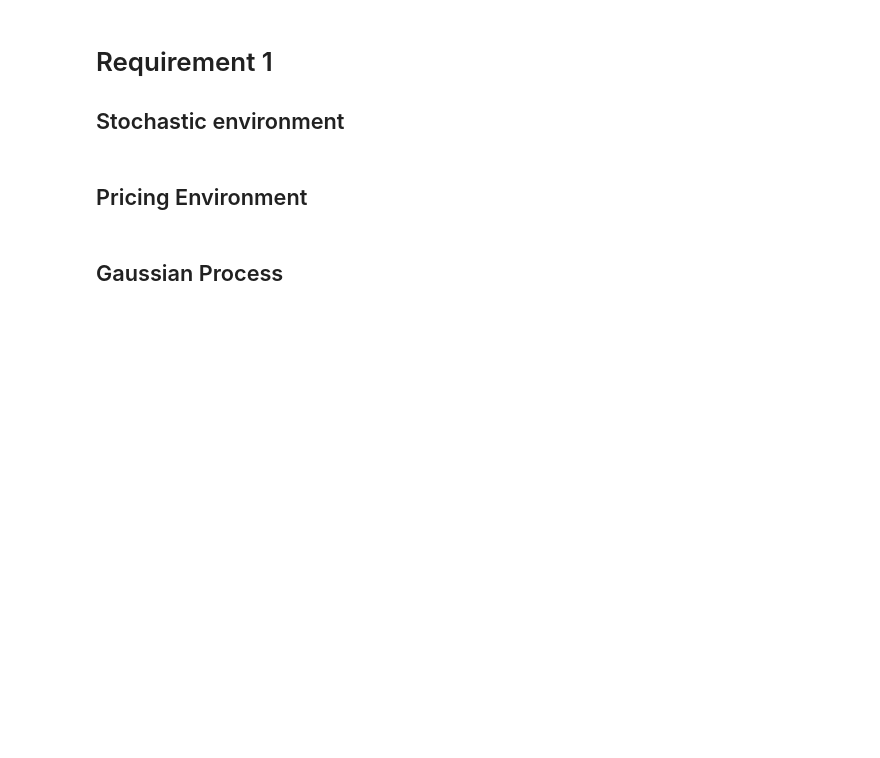
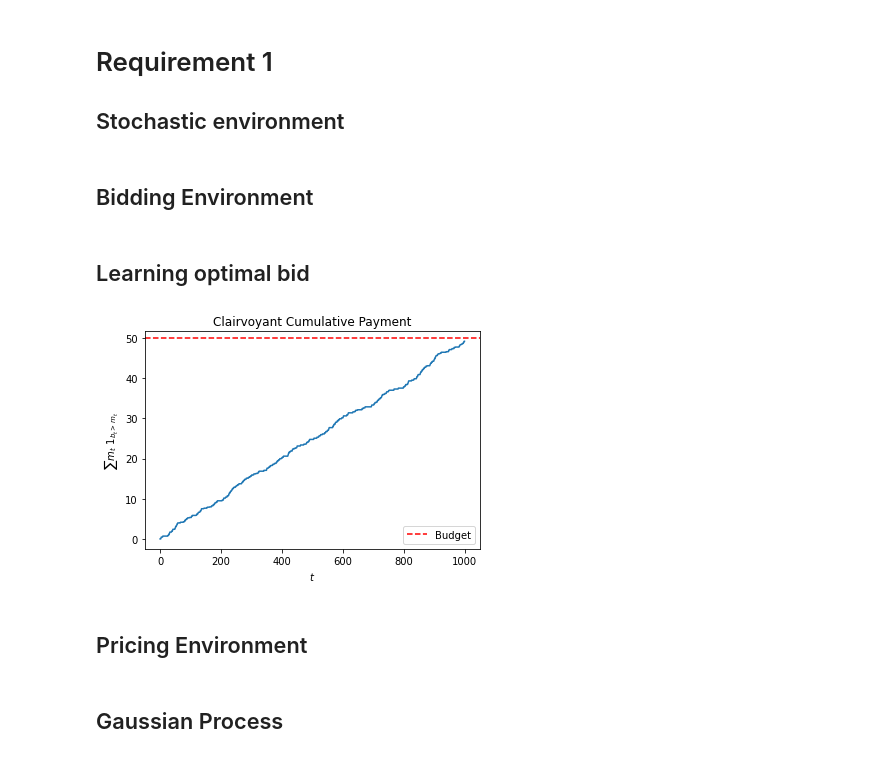
Before and after one commit to mvarenneensta/OLA24, a Jupyter notebook: project.ipynb, the cells around one changed output. Drawn from its saved outputs; the diff is of its cells as text; code cells hidden in the pictures; blank space fills up the shorter version.

Commit message:
added bidding environment

```diff
--- a/project.ipynb
+++ b/project.ipynb
@@ -4,3 +4,5 @@ import matplotlib.pyplot as plt
 # %% [markdown]
 # Requirement 1
 ## Stochastic environment
+# %% [markdown]
+## Bidding Environment
@@ -6,0 +50,2 @@ import matplotlib.pyplot as plt
+# %% [markdown]
+## Learning optimal bid
@@ -7,3 +65,42 @@ import matplotlib.pyplot as plt
+# %%
+### As a re-usable function:
+def get_clairvoyant_truthful(B, my_valuation, m_t, n_users):
+    # the clairvoyant knows the max bid at each round
+    ## I compute my sequence of utilities at every round
+    utility = (my_valuation-m_t)*(my_valuation>=m_t)
+    # recall that operations with ndarray produce ndarray
+
+    ## Now I have to find the sequence of m_t summing up to budget B and having the maximum sum of utility
+    ## In second price auctions, I can find the sequence **greedily**:
+    sorted_round_utility = np.flip(np.argsort(utility)) # sorted rounds, from most profitable to less profitable
+    clairvoyant_utilities = np.zeros(n_users)
+    clairvoyant_bids= np.zeros(n_users)
+    clairvoyant_payments = np.zeros(n_users)
+    c = 0 # total money spent
+    i = 0 # index over the auctions
+    while c <= B-1 and i < n_users:
+        clairvoyant_bids[sorted_round_utility[i]] = 1 # bid 1 in the remaining most profitable auction
+        # recall that since this is a second-price auction what I pay doesn't depend on my bid (but determines if I win)
+        # notice that since the competitors' bids are fixed < 1 the clairvoyant can just bid 1 to the auctions he wants to win and 0 to the rest
+        clairvoyant_utilities[sorted_round_utility[i]] = utility[sorted_round_utility[i]]
+        clairvoyant_payments[sorted_round_utility[i]] = m_t[sorted_round_utility[i]]
+        c += m_t[sorted_round_utility[i]]
+        i+=1
+    return clairvoyant_bids, clairvoyant_utilities, clairvoyant_payments
+# %%
+my_valuation = 0.8
+
+clairvoyant_bids, clairvoyant_utilities, clairvoyant_payments = get_clairvoyant_truthful(B, my_valuation, m_t, n_users)
+
+plt.title('Clairvoyant Cumulative Payment')
+plt.plot(np.cumsum(clairvoyant_payments))
+plt.axhline(B, color='red', linestyle='--', label='Budget')
+plt.legend()
+plt.xlabel('$t$')
+plt.ylabel('$\sum m_t~ 1_{b_t > m_t}$')
+plt.show();
+# %% [output]
+[figure, added]
 # %% [markdown]
 ## Pricing Environment
 # %%
```
Also changed, not shown: parts of 2 cells of this notebook.
